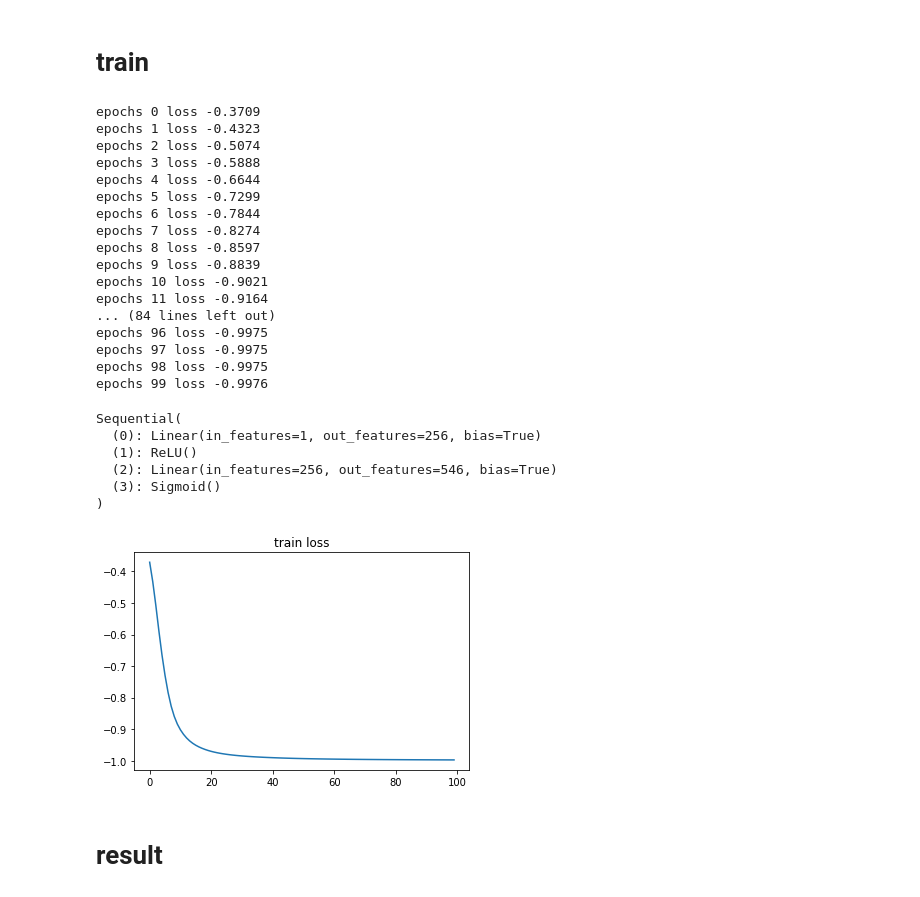
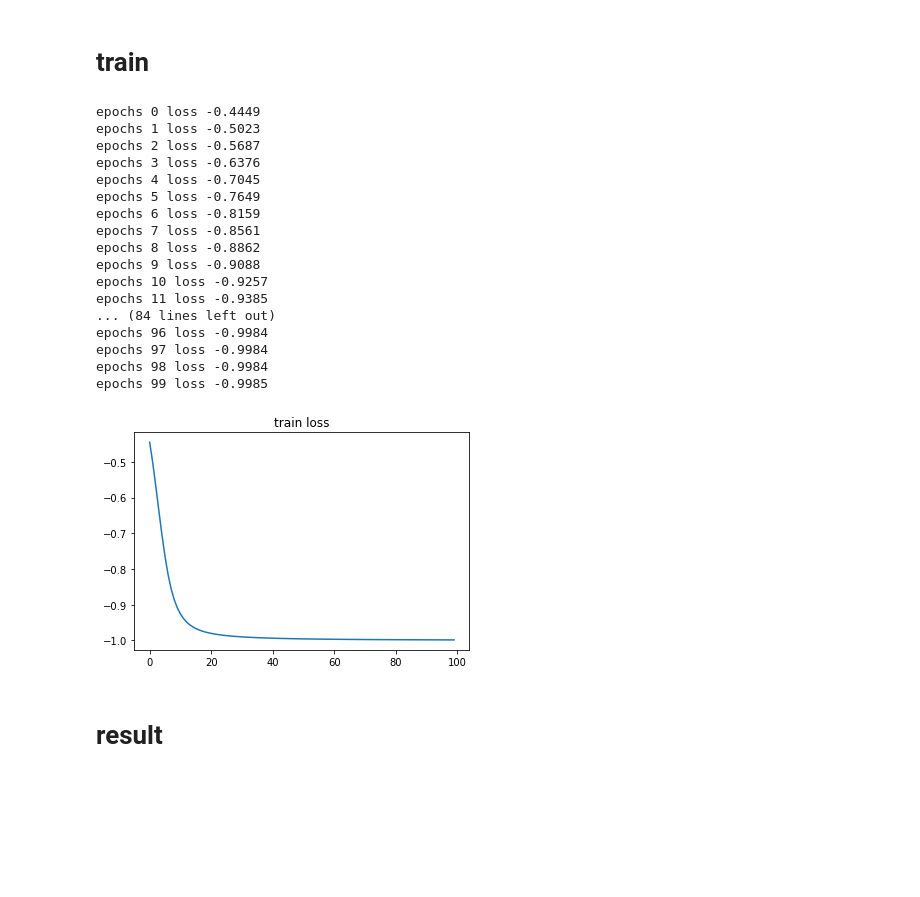
Before and after one commit to skywalker0803r/pa_0331, a Jupyter notebook: control_generator.ipynb, the cells around one changed output. Saved outputs shown, nothing was run; the diff lists cells and outputs as text; code cells hidden in the pictures; blank space fills up the shorter version.

```diff
--- a/control_generator.ipynb
+++ b/control_generator.ipynb
@@ -42,7 +42,7 @@ tag_map
  'MLPAP_TJ-0757B.PV': '反應槽鹽浴溫度'}
 # %%
 critic = joblib.load('./model/net.pkl')
-critic.eval()
+critic = critic.eval()
 mm_x = joblib.load('./model/mm_x.pkl')
 mm_y = joblib.load('./model/mm_y.pkl')
 # %% [markdown]
@@ -176,32 +176,26 @@ def train(net,noise_iter,obj_function,optimizer,num_epochs=100):
     # return trained net
     return net
 # %%
-train(net,noise_iter,obj_function,optimizer,num_epochs=100)
+net = train(net,noise_iter,obj_function,optimizer,num_epochs=100)
 # %% [output]
-epochs 0 loss -0.3709
-epochs 1 loss -0.4323
-epochs 2 loss -0.5074
-epochs 3 loss -0.5888
-epochs 4 loss -0.6644
-epochs 5 loss -0.7299
-epochs 6 loss -0.7844
-epochs 7 loss -0.8274
-epochs 8 loss -0.8597
-epochs 9 loss -0.8839
-epochs 10 loss -0.9021
-epochs 11 loss -0.9164
+epochs 0 loss -0.4449
+epochs 1 loss -0.5023
+epochs 2 loss -0.5687
+epochs 3 loss -0.6376
+epochs 4 loss -0.7045
+epochs 5 loss -0.7649
+epochs 6 loss -0.8159
+epochs 7 loss -0.8561
+epochs 8 loss -0.8862
+epochs 9 loss -0.9088
+epochs 10 loss -0.9257
+epochs 11 loss -0.9385
 ... (84 lines left out)
-epochs 96 loss -0.9975
-epochs 97 loss -0.9975
-epochs 98 loss -0.9975
-epochs 99 loss -0.9976
+epochs 96 loss -0.9984
+epochs 97 loss -0.9984
+epochs 98 loss -0.9984
+epochs 99 loss -0.9985
-Sequential(
-  (0): Linear(in_features=1, out_features=256, bias=True)
-  (1): ReLU()
-  (2): Linear(in_features=256, out_features=546, bias=True)
-  (3): Sigmoid()
-)
-[figure, old version]
+[figure, new version]
 # %% [markdown]
 # result
 # %%
```
Also changed, not shown: parts of 7 cells of this notebook.
